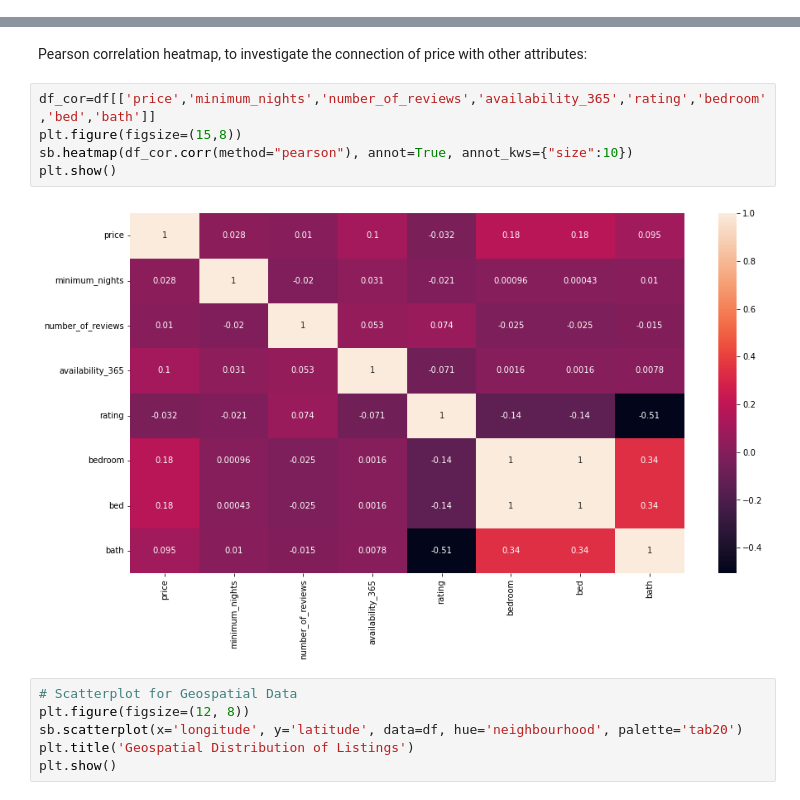
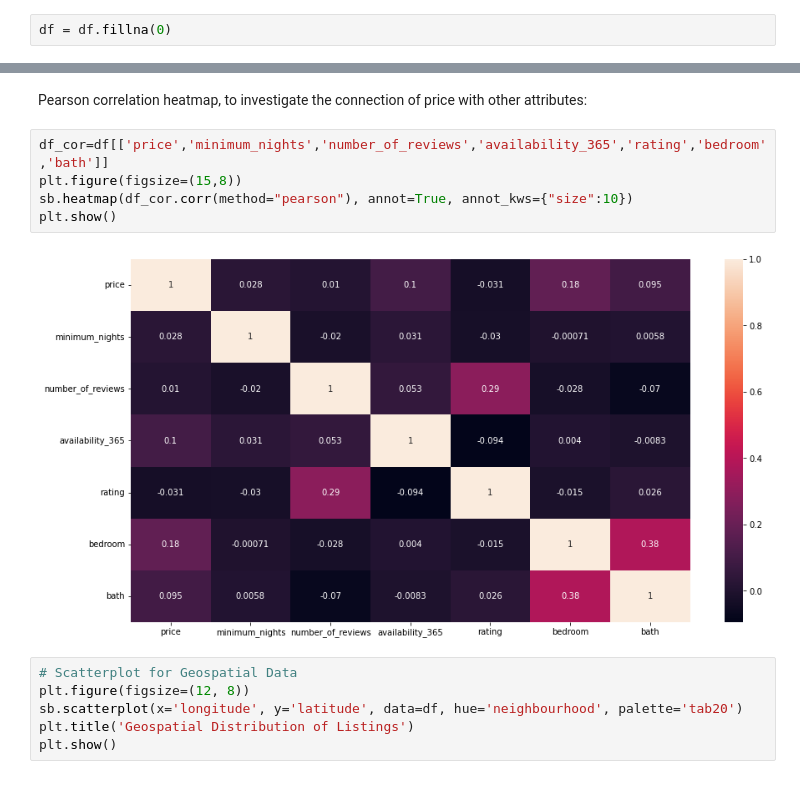
Before and after one commit to joaomena17/MachineLearningDataMining, a Jupyter notebook: data_visualization.ipynb, the cells around one changed output, grey strips where cells are left out. Cells and saved outputs as stored; diff of their text form.

```diff
--- a/data_visualization.ipynb
+++ b/data_visualization.ipynb
@@ -70,6 +73,8 @@ else:
     print(f"Column has no missing values.")
 # %% [output]
 Column has no missing values.
+# %%
+df = df.fillna(0)
 # %%
 # Our dataset looks like this now;
 df.head()
@@ -83,12 +100,12 @@ df.head()
 # %% [markdown]
 Pearson correlation heatmap, to investigate the connection of price with other attributes:
 # %%
-df_cor=df[['price','minimum_nights','number_of_reviews','availability_365','rating','bedroom','bed','bath']]
+df_cor=df[['price','minimum_nights','number_of_reviews','availability_365','rating','bedroom','bath']]
 plt.figure(figsize=(15,8))
 sb.heatmap(df_cor.corr(method="pearson"), annot=True, annot_kws={"size":10})
 plt.show()
 # %% [output]
-[figure, old version]
+[figure, new version]
 # %%
 # Scatterplot for Geospatial Data
 plt.figure(figsize=(12, 8))
```
Also changed, not shown: parts of 56 cells of this notebook.
